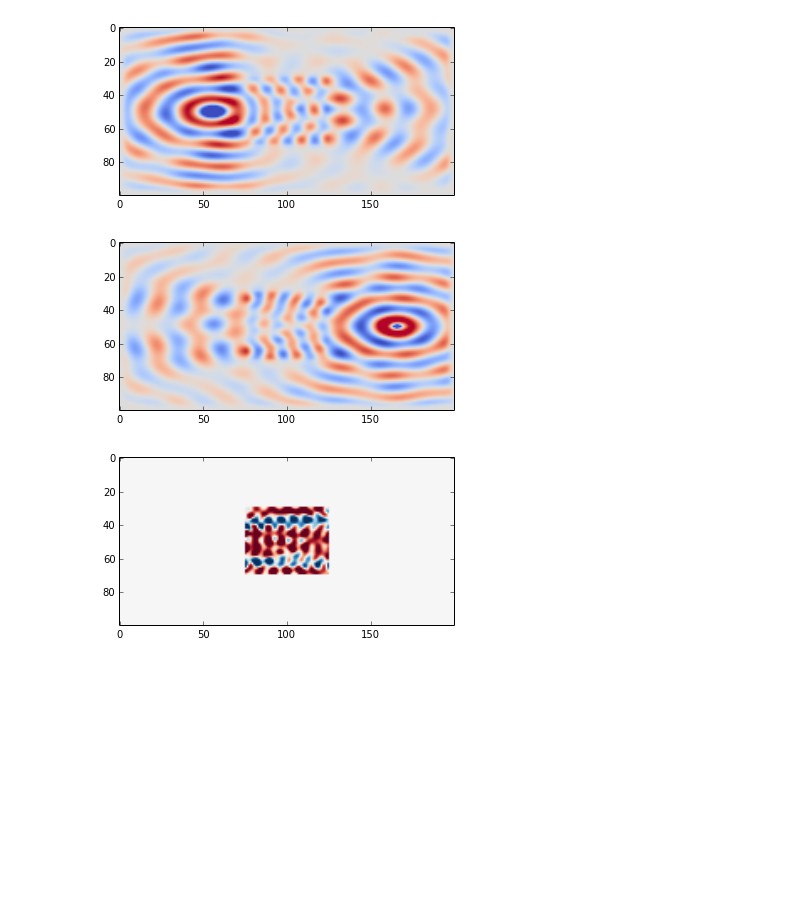
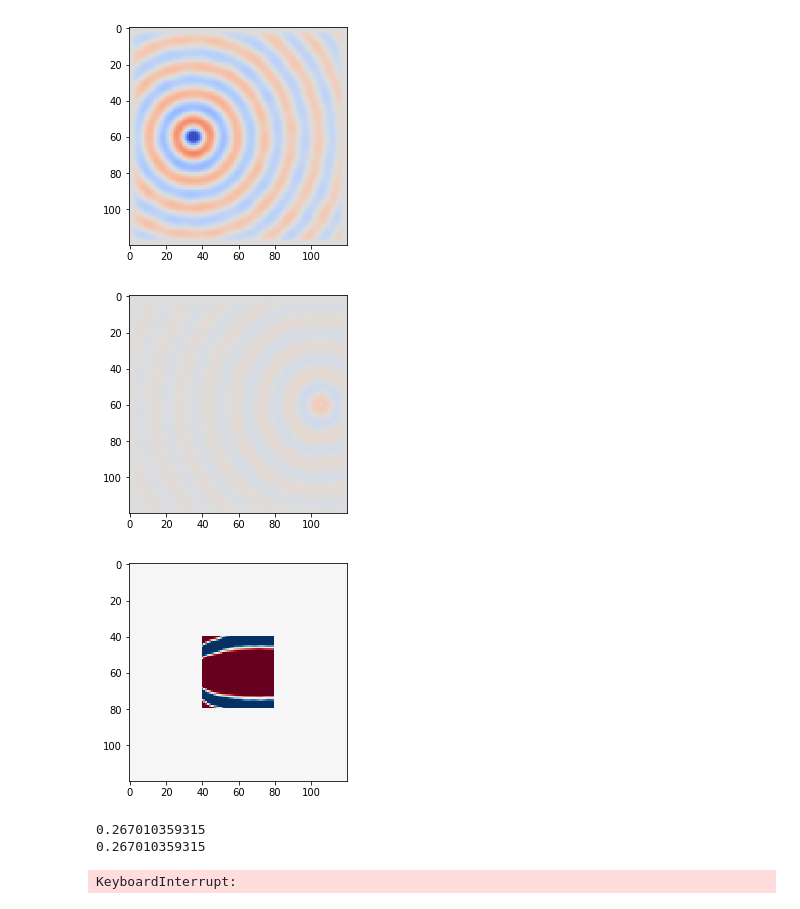
Before and after one commit to twhughes/Finite-Difference-Frequency-Domain, a Jupyter notebook: TensorFlow_impl.ipynb, the cells around one changed output. Saved outputs shown, nothing was run; the diff lists cells and outputs as text; code cells hidden in the pictures; blank space fills up the shorter version.

```diff
--- a/TensorFlow_impl.ipynb
+++ b/TensorFlow_impl.ipynb
@@ -13,11 +13,11 @@ L0 = 1e-6          # length scale (m)
 wvlen = 0.5        # wavelength (L0)
 xrange = [-2, 2]   # x position boundaries (L0)
 yrange = [-2, 2]   # y position boundaries (L0)
-Nx = 200           # number of grid points in x
-Ny = 200           # number of grid points in y
-L_box = 80         # x-size of device region in grid points (centered)
-H_box = 80         # y-size of device region in grid points (centered)
-eps = 3            # maximum permittivity of region
+Nx = 120           # number of grid points in x
+Ny = 120           # number of grid points in y
+L_box = 40         # x-size of device region in grid points (centered)
+H_box = 40         # y-size of device region in grid points (centered)
+eps = 3.            # maximum permittivity of region
 npml = 10          # number of pml points on each side
 # %%
 # Define neural network parameters
@@ -90,4 +106,0 @@ plt.show()
-# %%
-eps_r = np.multiply(delta_device,np.array(1.*(phis>0)))
-plt.imshow(eps_r)
-plt.show()
@@ -100,19 +120,19 @@ plt.show()
 # %%
 # Plot original fields and get field strength
-imgplot_og = plt.imshow(np.real(Ez_og), clim=(-.4,.4))
+imgplot_og = plt.imshow(np.real(Ez_og), clim=(-1,1))
 imgplot_og.set_cmap('coolwarm')
 plt.show()
 meas = np.sum(Ez_og.T*SRC_aj)
 # %% [output]
-[figure, old version]
+[figure, new version]
 # %%
 # Multiply the correct adjoint prefactor and plot adjoint fields
 Ez_aj_norm = -2*np.multiply(np.conj(meas),Ez_aj)
-imgplot_aj = plt.imshow(np.real(Ez_aj_norm), clim=(-.2,.2))
+imgplot_aj = plt.imshow(np.real(Ez_aj_norm), clim=(-2,2))
 imgplot_aj.set_cmap('coolwarm')
 plt.show()
 # %% [output]
-[figure, old version]
+[figure, new version]
 # %%
 # Compute adjoint sensitivity and plot
 dJde = -k0**2*np.real(np.multiply(np.multiply(Ez_aj_norm,Ez_og),delta_device.T))
@@ -120,4 +140,38 @@ imgplot_sens = plt.imshow(dJde,clim=(-2,2))
 imgplot_sens.set_cmap('RdBu')
 plt.show()
 # %% [output]
-[figure, old version]
+[figure, new version]
+# %%
+sess = tf.Session()
+sess.run(tf.global_variables_initializer())
+gradients = {}
+Js = []
+for i in range(N_iters):
+    # get epsilon distribution
+    sess.run(tf.global_variables_initializer())
+    eps_r = np.reshape(sess.run(neural_net(x), feed_dict={x:positions}),(Nx,Ny))
+    # Do original simulation and adjoint simulation
+    (_, _, Ez_og, Hx_og, Hy_og, _, _) = solveFDFD(pol, L0, wvlen, xrange, yrange, eps_r, SRC_og, Npml, timing=False)
+    meas = np.sum(Ez_og.T*SRC_aj)
+    Js.append(np.abs(np.sum(np.sum(np.multiply(Ez_og.T,SRC_aj)))))
+    print(Js[i])
+    #plt.imshow(eps_r)
+    #plt.show()
+    (_, _, Ez_aj, Hx_aj, Hy_aj, _, _) = solveFDFD(pol, L0, wvlen, xrange, yrange, eps_r, SRC_aj, Npml, timing=False)
+    Ez_aj_norm = -2.*np.multiply(np.conj(meas),Ez_aj)
+    # compute weight gradients
+    sensitivity_kernel = np.reshape(np.real(np.multiply(Ez_og,Ez_aj).T),(1,Nx*Ny))
+    sensitivity_kernel = np.ones((1,Nx*Ny))
+    for l in range(1,N_hidden_layers+2):
+        weight_label = 'w' + str(l)
+        bias_label = 'b' + str(l)
+        wgrad = tf.gradients(tf.multiply(neural_net(x), sensitivity_kernel), [weights[weight_label]])
+        gradients[weight_label] = sess.run(wgrad, feed_dict={x:positions})
+        weights[weight_label] = tf.add(weights[weight_label],tf.multiply(learning_rate,gradients[weight_label][0] ))
+        bgrad = tf.gradients(tf.multiply(neural_net(x), sensitivity_kernel), [biases[bias_label]])
+        gradients[bias_label]   = sess.run(bgrad, feed_dict={x:positions})
+        biases[bias_label] = tf.add(biases[bias_label],tf.multiply(learning_rate,gradients[bias_label][0] ))
+# %% [output]
+0.267010359315
+0.267010359315
+KeyboardInterrupt:
```
Also changed, not shown: parts of 10 cells of this notebook, 2 other files.
